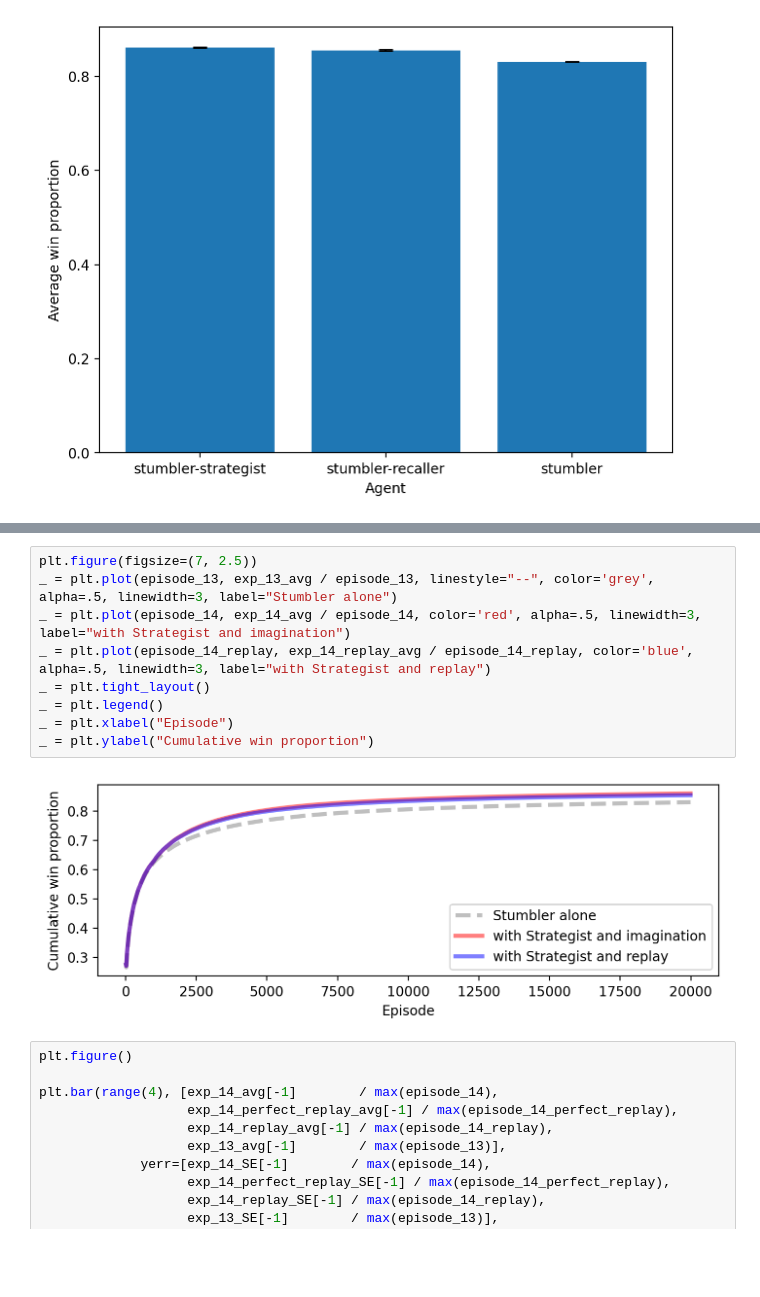
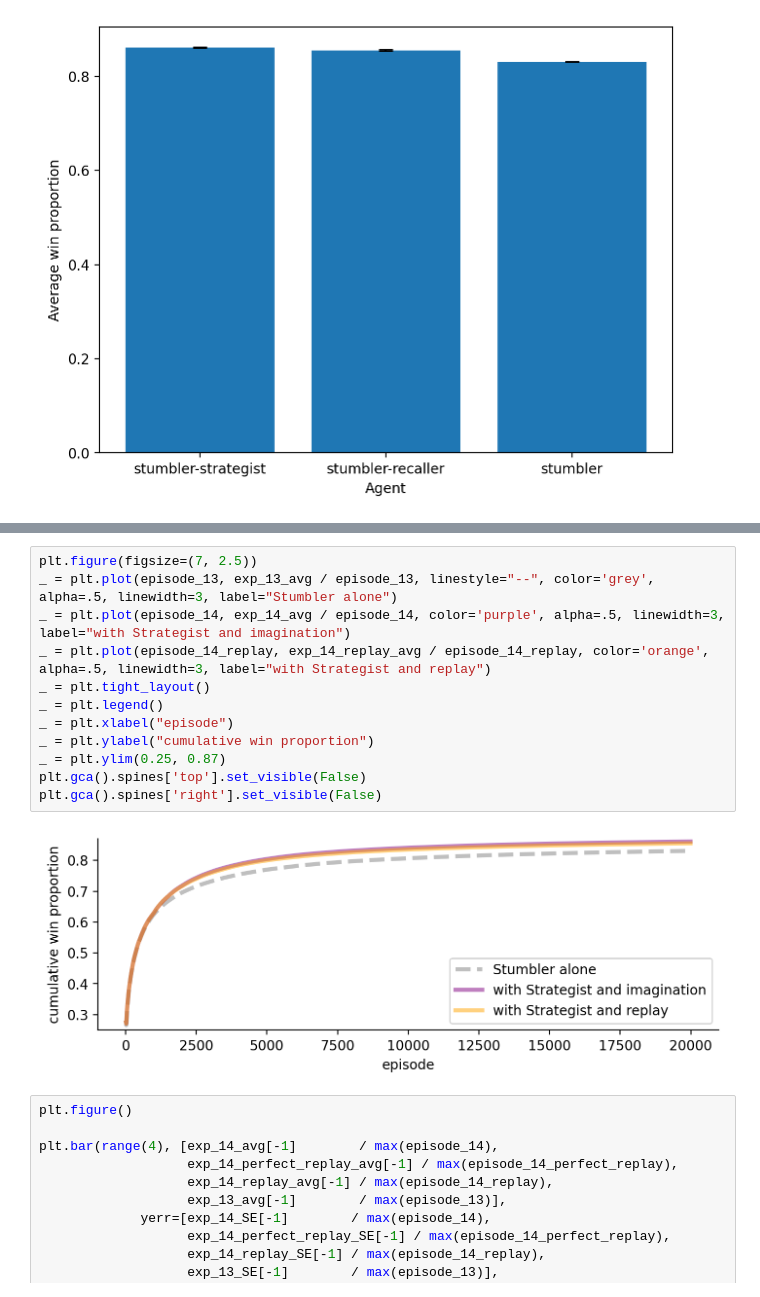
Before and after one commit to CoAxLab/azad-next-move, a Jupyter notebook: notebooks/wythoff_exp13_14.ipynb, the cells around one changed output, grey strips where cells are left out. Saved outputs shown, nothing was run; the diff lists cells and outputs as text; blank space fills up the shorter version.

```diff
--- a/notebooks/wythoff_exp13_14.ipynb
+++ b/notebooks/wythoff_exp13_14.ipynb
@@ -502,14 +610,17 @@ rep vs ctl: Ttest_indResult(statistic=12.479803230875106, pvalue=4.8654865156732
 # %%
 plt.figure(figsize=(7, 2.5))
 _ = plt.plot(episode_13, exp_13_avg / episode_13, linestyle="--", color='grey', alpha=.5, linewidth=3, label="Stumbler alone")
-_ = plt.plot(episode_14, exp_14_avg / episode_14, color='red', alpha=.5, linewidth=3, label="with Strategist and imagination")
-_ = plt.plot(episode_14_replay, exp_14_replay_avg / episode_14_replay, color='blue', alpha=.5, linewidth=3, label="with Strategist and replay")
+_ = plt.plot(episode_14, exp_14_avg / episode_14, color='purple', alpha=.5, linewidth=3, label="with Strategist and imagination")
+_ = plt.plot(episode_14_replay, exp_14_replay_avg / episode_14_replay, color='orange', alpha=.5, linewidth=3, label="with Strategist and replay")
 _ = plt.tight_layout()
 _ = plt.legend()
-_ = plt.xlabel("Episode")
-_ = plt.ylabel("Cumulative win proportion")
+_ = plt.xlabel("episode")
+_ = plt.ylabel("cumulative win proportion")
+_ = plt.ylim(0.25, 0.87)
+plt.gca().spines['top'].set_visible(False)
+plt.gca().spines['right'].set_visible(False)
 # %% [output]
-[figure, old version]
+[figure, new version]
 # %%
 plt.figure()
 
```
Also changed, not shown: parts of 5 cells of this notebook, 1 other file.
